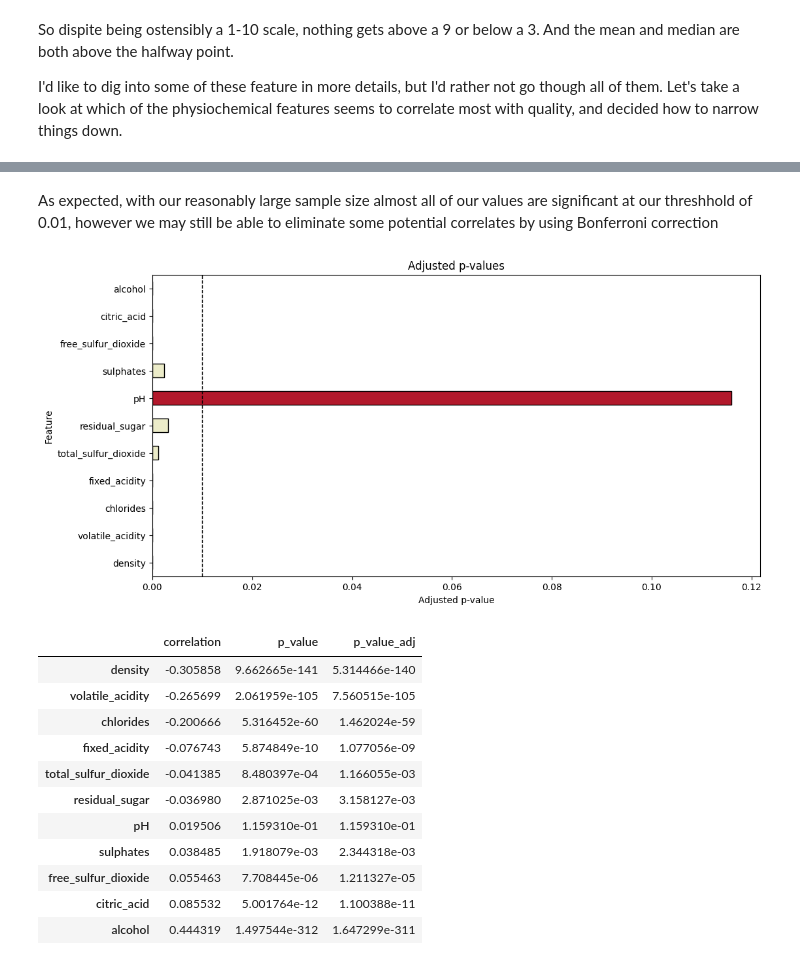
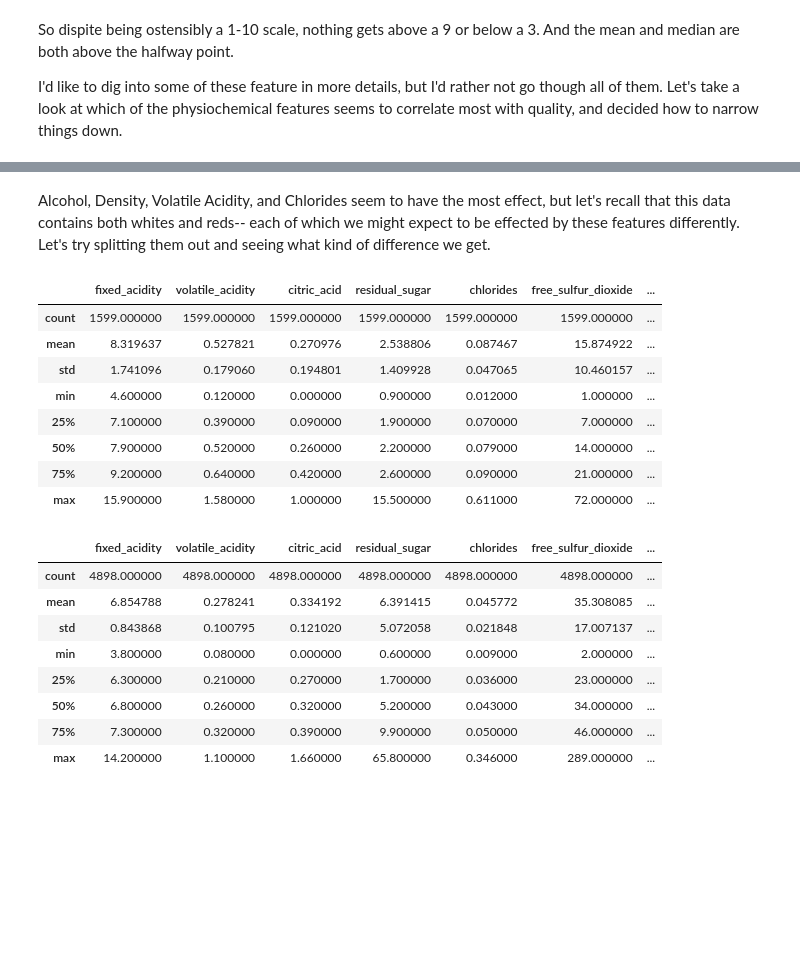
Before and after one commit to jklydev/everything-counts-summative-1, a Jupyter notebook: wine.ipynb, the cells around one changed output, grey strips where cells are left out. Saved outputs shown, nothing was run; the diff lists cells and outputs as text; code cells hidden in the pictures; blank space fills up the shorter version.

```diff
--- a/wine.ipynb
+++ b/wine.ipynb
@@ -185,36 +142,34 @@ quality_correlation_significance
-# %% [markdown]
-As expected, with our reasonably large sample size almost all of our values are significant at our threshhold of 0.01, however we may still be able to eliminate some potential correlates by using Bonferroni correction
-# %%
-quality_correlation_significance["p_value_adj"] = stats.false_discovery_control(
-    quality_correlation_significance["p_value"], method="bh"
-)
-
-
-plt.figure(figsize=(12, 6))
-bar_colors = quality_correlation_significance["p_value_adj"].apply(
-    lambda value: "#ececc9" if value <= threshhold else "#b2182b"
-)
-quality_correlation_significance["p_value_adj"].plot(
-    kind="barh", color=bar_colors, edgecolor="black"
-)
-plt.axvline(threshhold, color="black", linestyle="--", linewidth=1)
-plt.title("Adjusted p-values")
-plt.xlabel("Adjusted p-value")
-plt.ylabel("Feature")
-plt.show()
-
-quality_correlation_significance
-# %% [output]
-[figure, removed]
-|  | correlation | p_value | p_value_adj |
-| density | -0.305858 | 9.662665e-141 | 5.314466e-140 |
-| volatile_acidity | -0.265699 | 2.061959e-105 | 7.560515e-105 |
-| chlorides | -0.200666 | 5.316452e-60 | 1.462024e-59 |
-| fixed_acidity | -0.076743 | 5.874849e-10 | 1.077056e-09 |
-| total_sulfur_dioxide | -0.041385 | 8.480397e-04 | 1.166055e-03 |
-| residual_sugar | -0.036980 | 2.871025e-03 | 3.158127e-03 |
-| pH | 0.019506 | 1.159310e-01 | 1.159310e-01 |
-| sulphates | 0.038485 | 1.918079e-03 | 2.344318e-03 |
-| free_sulfur_dioxide | 0.055463 | 7.708445e-06 | 1.211327e-05 |
-| citric_acid | 0.085532 | 5.001764e-12 | 1.100388e-11 |
-| alcohol | 0.444319 | 1.497544e-312 | 1.647299e-311 |
+# %% [markdown]
+Alcohol, Density, Volatile Acidity, and Chlorides seem to have the most effect, but let's recall that this data contains both whites and reds-- each of which we might expect to be effected by these features differently. Let's try splitting them out and seeing what kind of difference we get.
+# %%
+red_wine_group, white_wine_group = wine_quality.groupby("color")
+
+red_wines = red_wine_group[1] # TODO: Make sure this works consistantly
+white_wines = white_wine_group[1]
+
+del red_wine_group
+del white_wine_group
+
+red_wines.describe()
+# %% [output]
+|  | fixed_acidity | volatile_acidity | citric_acid | residual_sugar | chlorides | free_sulfur_dioxide | ... |
+| count | 1599.000000 | 1599.000000 | 1599.000000 | 1599.000000 | 1599.000000 | 1599.000000 | ... |
+| mean | 8.319637 | 0.527821 | 0.270976 | 2.538806 | 0.087467 | 15.874922 | ... |
+| std | 1.741096 | 0.179060 | 0.194801 | 1.409928 | 0.047065 | 10.460157 | ... |
+| min | 4.600000 | 0.120000 | 0.000000 | 0.900000 | 0.012000 | 1.000000 | ... |
+| 25% | 7.100000 | 0.390000 | 0.090000 | 1.900000 | 0.070000 | 7.000000 | ... |
+| 50% | 7.900000 | 0.520000 | 0.260000 | 2.200000 | 0.079000 | 14.000000 | ... |
+| 75% | 9.200000 | 0.640000 | 0.420000 | 2.600000 | 0.090000 | 21.000000 | ... |
+| max | 15.900000 | 1.580000 | 1.000000 | 15.500000 | 0.611000 | 72.000000 | ... |
+# %%
+white_wines.describe()
+# %% [output]
+|  | fixed_acidity | volatile_acidity | citric_acid | residual_sugar | chlorides | free_sulfur_dioxide | ... |
+| count | 4898.000000 | 4898.000000 | 4898.000000 | 4898.000000 | 4898.000000 | 4898.000000 | ... |
+| mean | 6.854788 | 0.278241 | 0.334192 | 6.391415 | 0.045772 | 35.308085 | ... |
+| std | 0.843868 | 0.100795 | 0.121020 | 5.072058 | 0.021848 | 17.007137 | ... |
+| min | 3.800000 | 0.080000 | 0.000000 | 0.600000 | 0.009000 | 2.000000 | ... |
+| 25% | 6.300000 | 0.210000 | 0.270000 | 1.700000 | 0.036000 | 23.000000 | ... |
+| 50% | 6.800000 | 0.260000 | 0.320000 | 5.200000 | 0.043000 | 34.000000 | ... |
+| 75% | 7.300000 | 0.320000 | 0.390000 | 9.900000 | 0.050000 | 46.000000 | ... |
+| max | 14.200000 | 1.100000 | 1.660000 | 65.800000 | 0.346000 | 289.000000 | ... |
```
Also changed, not shown: parts of 14 cells of this notebook.
